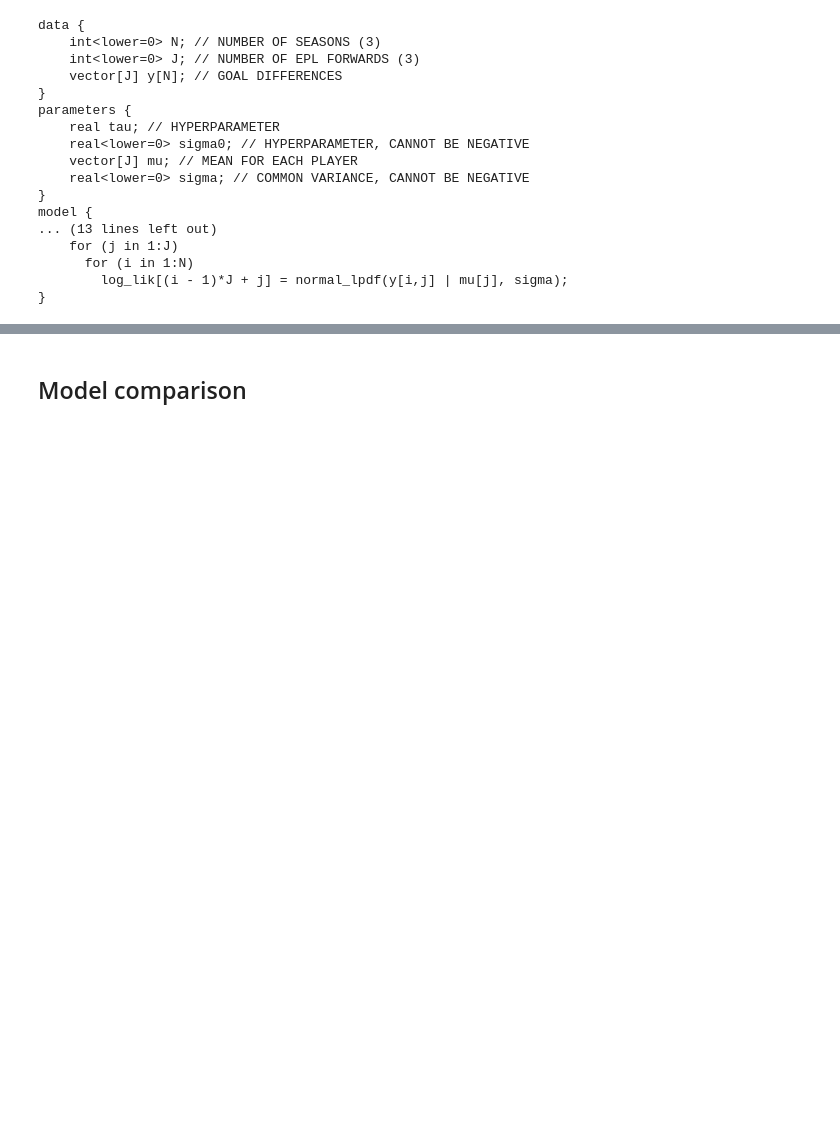
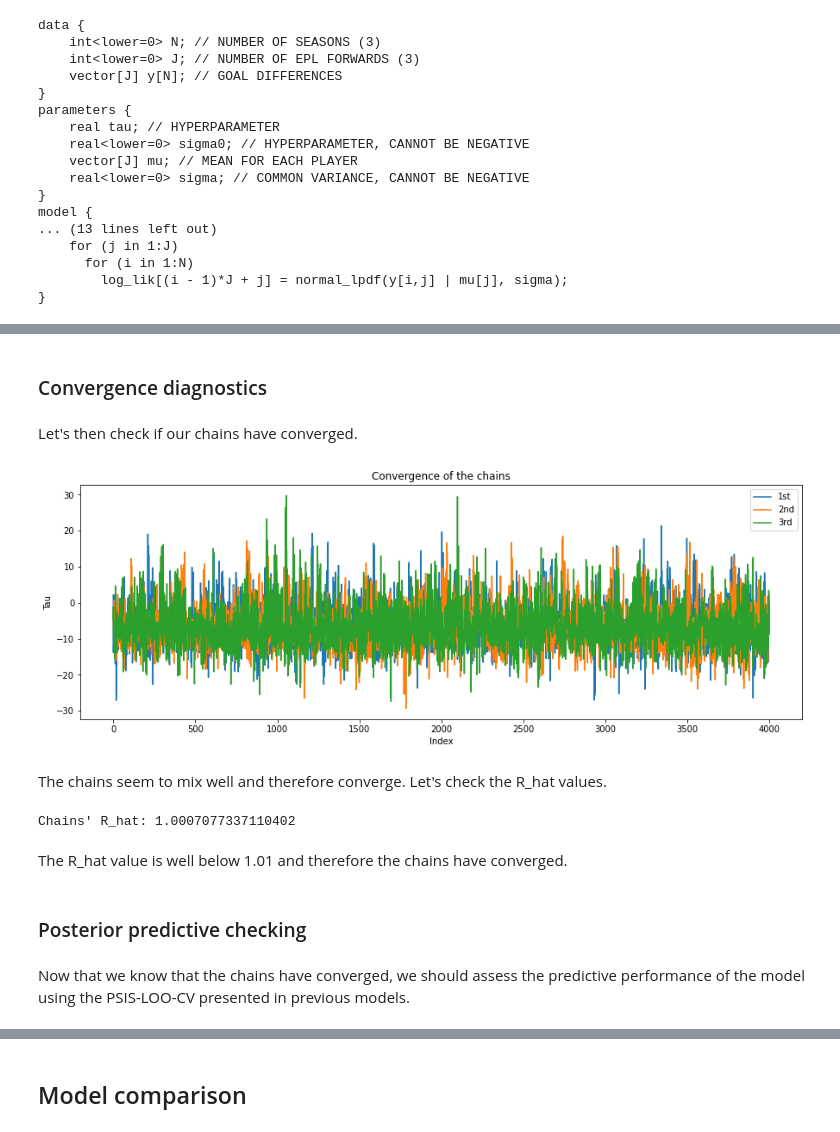
Before and after one commit to shiftleino/bayesian-premier, a Jupyter notebook: analysis.ipynb, the cells around one changed output, grey strips where cells are left out. Drawn from its saved outputs; the diff is of its cells as text; code cells hidden in the pictures; blank space fills up the shorter version.

Commit message:
Finished hierarchical model

```diff
--- a/analysis.ipynb
+++ b/analysis.ipynb
@@ -787,8 +788,8 @@ stan_list = []
 with open("./models/hierarch.stan") as file:
     for line in file:
         stan_list.append(line)
-stan_code = "".join(stan_list)
-print(stan_code)
+hierarch_stan_code = "".join(stan_list)
+print(hierarch_stan_code)
 # %% [output]
 data {
     int<lower=0> N; // NUMBER OF SEASONS (3)
@@ -809,0 +815,8 @@ model {
+# %%
+# STAN MODEL
+diff_epl = data_epl[3, :] - data_epl[:3, :]
+nest_asyncio.apply()
+inputs = {'N': diff_epl.shape[0], 'J': diff_epl.shape[1], 'y': diff_epl}
+model = stan.build(program_code=hierarch_stan_code, data=inputs);
+hierarch_fit = model.sample(num_chains=3, num_samples=4000, num_warmup=4000, save_warmup=False);
+hierarch_df = hierarch_fit.to_frame()
@@ -809,0 +840,28 @@ model {
+# %% [markdown]
+### Convergence diagnostics
+# %% [markdown]
+Let's then check if our chains have converged.
+# %%
+plt.figure(figsize=(15, 5))
+plt.plot(range(4000), hierarch_fit["tau"][0][0:4000], label="1st")
+plt.plot(range(4000), hierarch_fit["tau"][0][4000:8000], label="2nd")
+plt.plot(range(4000), hierarch_fit["tau"][0][8000:12000], label="3rd")
+plt.legend()
+plt.title("Convergence of the chains")
+plt.xlabel("Index")
+plt.ylabel("Tau");
+# %% [output]
+[figure, added]
+# %% [markdown]
+The chains seem to mix well and therefore converge. Let's check the R_hat values.
+# %%
+chains = np.array((hierarch_fit["tau"][0][0:4000], hierarch_fit["tau"][0][4000:8000], hierarch_fit["tau"][0][8000:12000]))
+print(f"Chains' R_hat: {az.rhat(chains)}")
+# %% [output]
+Chains' R_hat: 1.0007077337110402
+# %% [markdown]
+The R_hat value is well below 1.01 and therefore the chains have converged.
+# %% [markdown]
+### Posterior predictive checking
+# %% [markdown]
+Now that we know that the chains have converged, we should assess the predictive performance of the model using the PSIS-LOO-CV presented in previous models.
```
Also changed, not shown: parts of 26 cells of this notebook, 1 other file.
